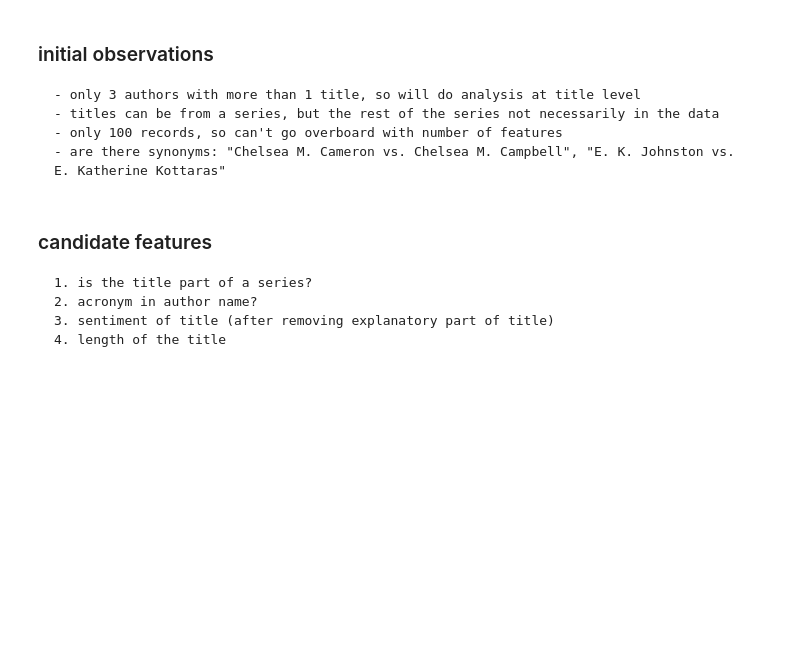
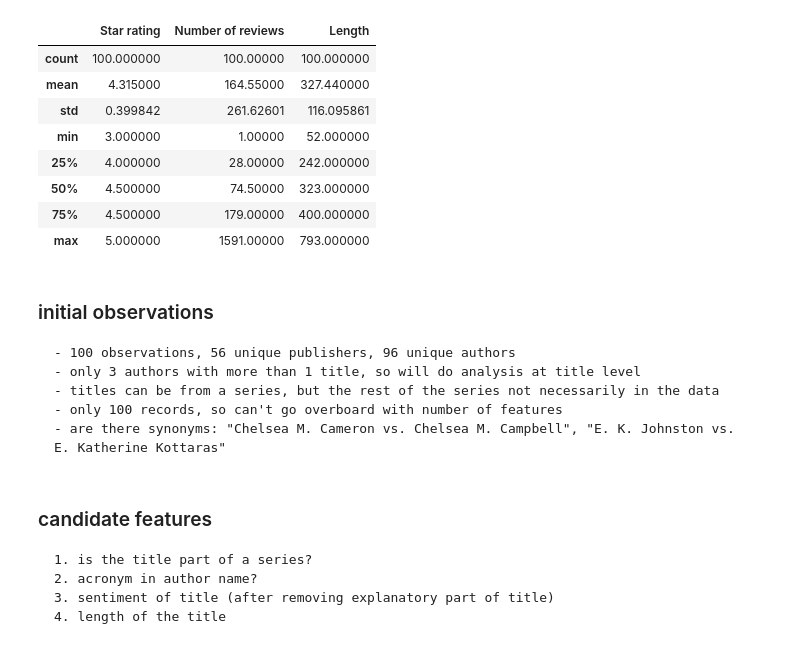
Before and after one commit to fresejoerg/textio, a Jupyter notebook: textio.ipynb, the cells around one changed output. Cells and saved outputs as stored; diff of their text form; code cells hidden in the pictures; blank space fills up the shorter version.

```diff
--- a/textio.ipynb
+++ b/textio.ipynb
@@ -28,7 +38,20 @@ infile = r'C:\Users\Jorg Frese\Dropbox\projects\textio\ya.csv'
 # %%
 df_ya = pd.read_csv(infile)
+# %%
+df_ya.describe()
+# %% [output]
+|  | Star rating | Number of reviews | Length |
+| count | 100.000000 | 100.00000 | 100.000000 |
+| mean | 4.315000 | 164.55000 | 327.440000 |
+| std | 0.399842 | 261.62601 | 116.095861 |
+| min | 3.000000 | 1.00000 | 52.000000 |
+| 25% | 4.000000 | 28.00000 | 242.000000 |
+| 50% | 4.500000 | 74.50000 | 323.000000 |
+| 75% | 4.500000 | 179.00000 | 400.000000 |
+| max | 5.000000 | 1591.00000 | 793.000000 |
 # %% [markdown]
 ### initial observations
+    - 100 observations, 56 unique publishers, 96 unique authors
     - only 3 authors with more than 1 title, so will do analysis at title level
     - titles can be from a series, but the rest of the series not necessarily in the data
     - only 100 records, so can't go overboard with number of features
```
Also changed, not shown: parts of 21 cells of this notebook.
